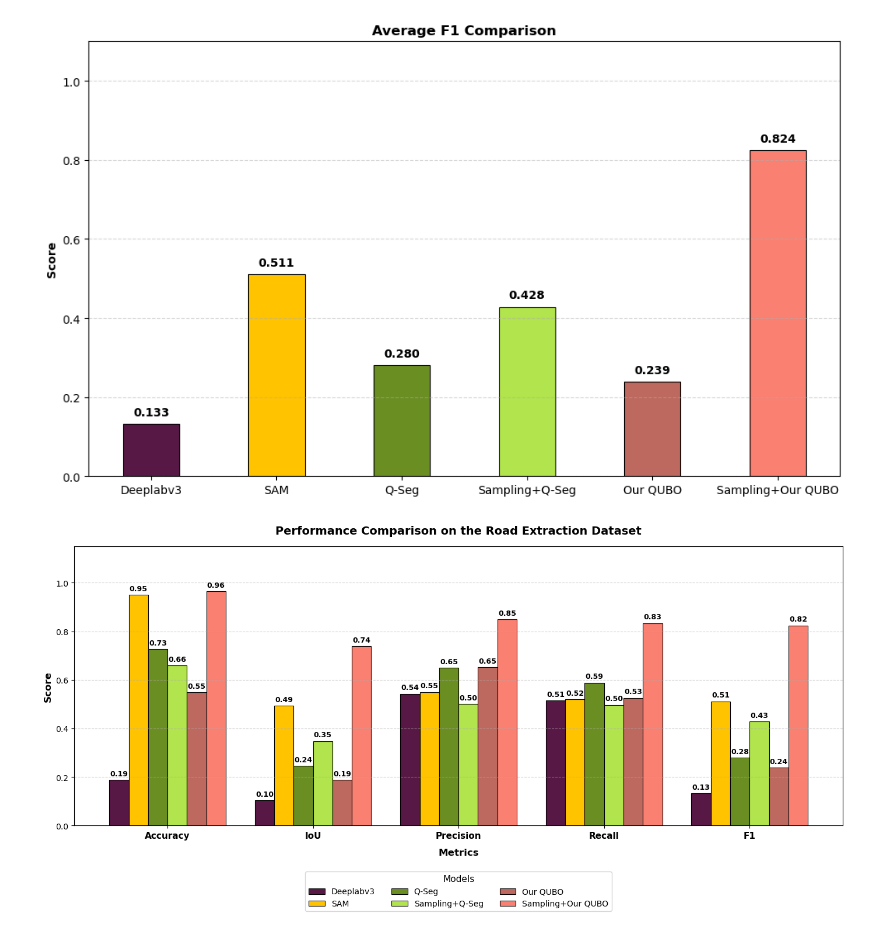
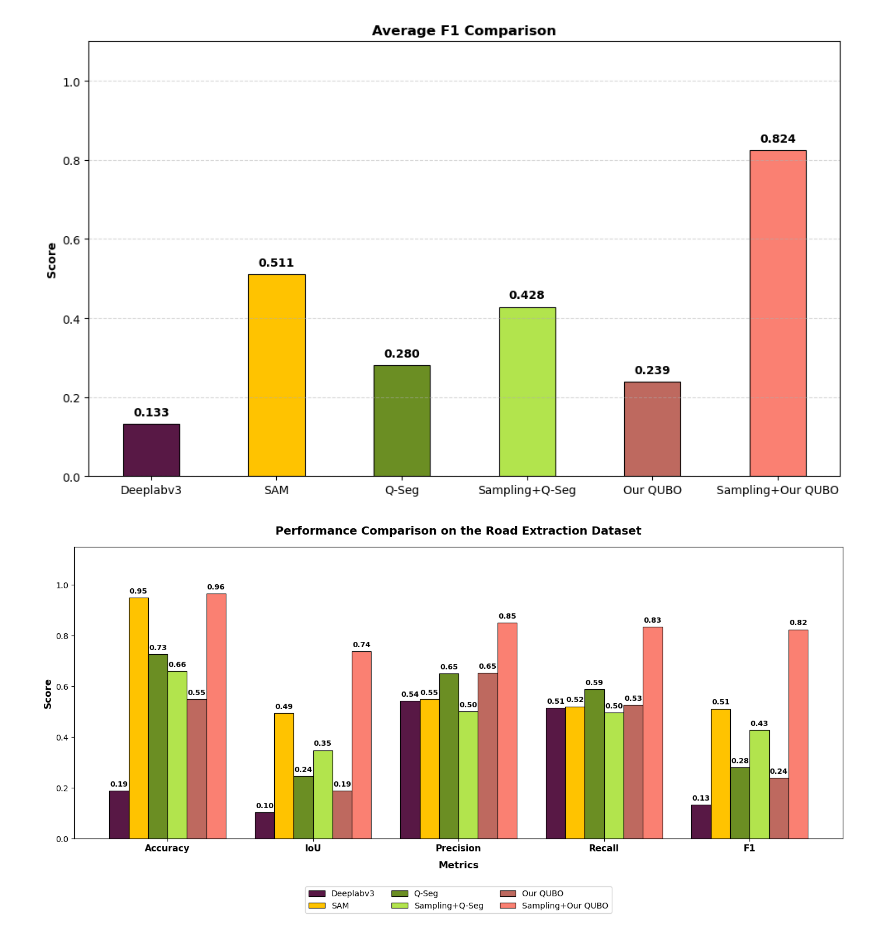
Before and after one commit to 24shiny/Unsupervised-Image-Segmentation-Using-Quantum-Annealing, a Jupyter notebook: Road extraction/visualize_results_road.ipynb, the cells around one changed output. Cells and saved outputs as stored; diff of their text form; code cells hidden in the pictures.

Commit message:
combined metric plot

```diff
--- a/Road extraction/visualize_results_road.ipynb
+++ b/Road extraction/visualize_results_road.ipynb
@@ -245,33 +245,33 @@ for i, (name, color) in enumerate(zip(model_names, distinct_colors)):
           fontweight='bold',
           rotation=0,  # Rotated to prevent overlap between adjacent bars
       )
 
 # 4. Styling and Aesthetics
 plt.title(
     'Performance Comparison on the Road Extraction Dataset',
     fontsize=14,
     fontweight='bold',
     pad=15,
 )
 plt.xlabel('Metrics', fontsize=12, fontweight='bold', labelpad=10)
 plt.ylabel('Score', fontsize=12, fontweight='bold')
 plt.xticks(x, metrics, fontsize=11, fontweight='bold')
 plt.ylim(0, 1.15)
-plt.grid(axis='y', linestyle='--', alpha=0.5)
+# plt.grid(axis='y', linestyle='--', alpha=0.5)
 
 # Place legend outside or neatly at top
 plt.legend(
-    title='Models',
+    # title='Models',
     bbox_to_anchor=(0.5, -0.15),
     loc='upper center',
     ncol=3,
     frameon=True,
     fontsize=10,
     title_fontsize=11,
 )
 
 plt.tight_layout()
 plt.savefig('road_all_metrics.png', dpi=300, bbox_inches='tight')
 plt.show()
 # %% [output]
-[figure, old version]
+[figure, new version]
```
